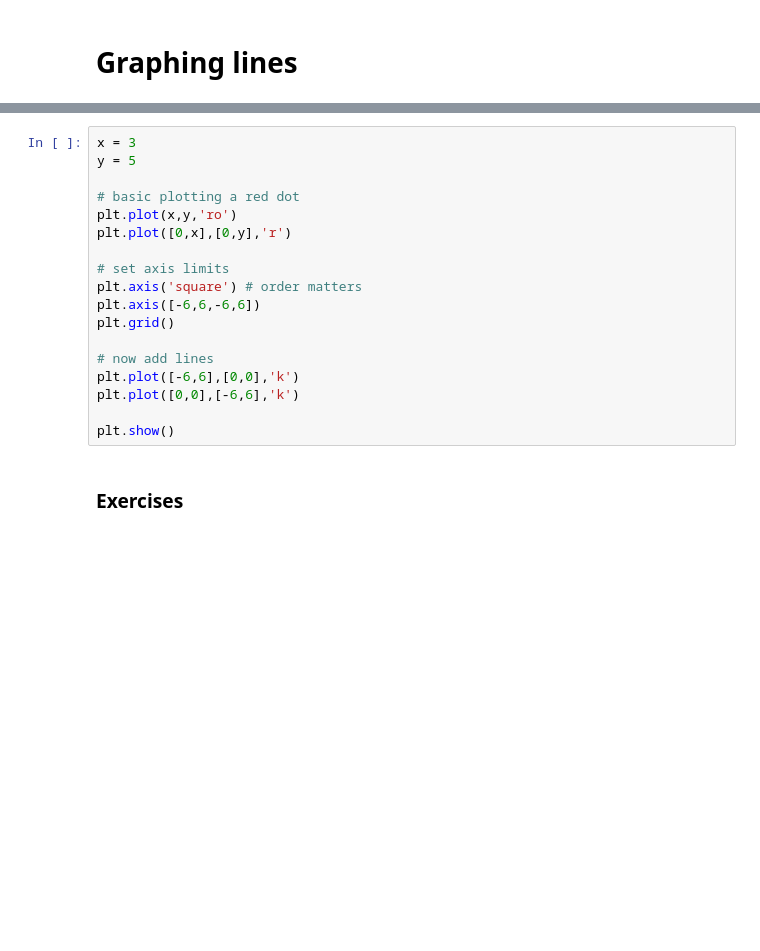
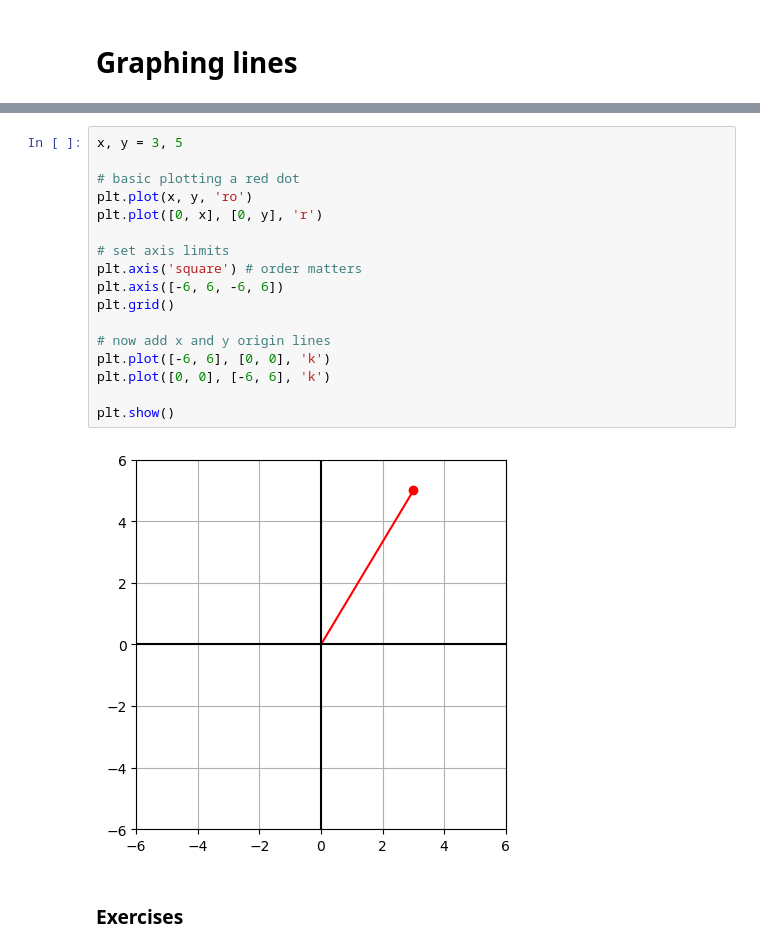
Before and after one commit to GregWagner/Mike_X_Cohen_Courses, a Jupyter notebook: Master_Math_by_Coding_in_Python/Section_06_Graphing_and_Visualization/graphing.ipynb, the cells around one changed output, grey strips where cells are left out. Cells and saved outputs as stored; diff of their text form; blank space fills up the shorter version.

```diff
--- a/Master_Math_by_Coding_in_Python/Section_06_Graphing_and_Visualization/graphing.ipynb
+++ b/Master_Math_by_Coding_in_Python/Section_06_Graphing_and_Visualization/graphing.ipynb
@@ -87,21 +97,22 @@ plt.show()
 # %%
-x = 3
-y = 5
+x, y = 3, 5
 
 # basic plotting a red dot
-plt.plot(x,y,'ro')
-plt.plot([0,x],[0,y],'r')
+plt.plot(x, y, 'ro')
+plt.plot([0, x], [0, y], 'r')
 
 # set axis limits
 plt.axis('square') # order matters
-plt.axis([-6,6,-6,6])
+plt.axis([-6, 6, -6, 6])
 plt.grid()
 
-# now add lines
-plt.plot([-6,6],[0,0],'k')
-plt.plot([0,0],[-6,6],'k')
+# now add x and y origin lines
+plt.plot([-6, 6], [0, 0], 'k')
+plt.plot([0, 0], [-6, 6], 'k')
 
 plt.show()
+# %% [output]
+[figure, added]
 # %% [markdown]
 ### Exercises
 # %%
```
Also changed, not shown: parts of 60 cells of this notebook, 7 other files.
